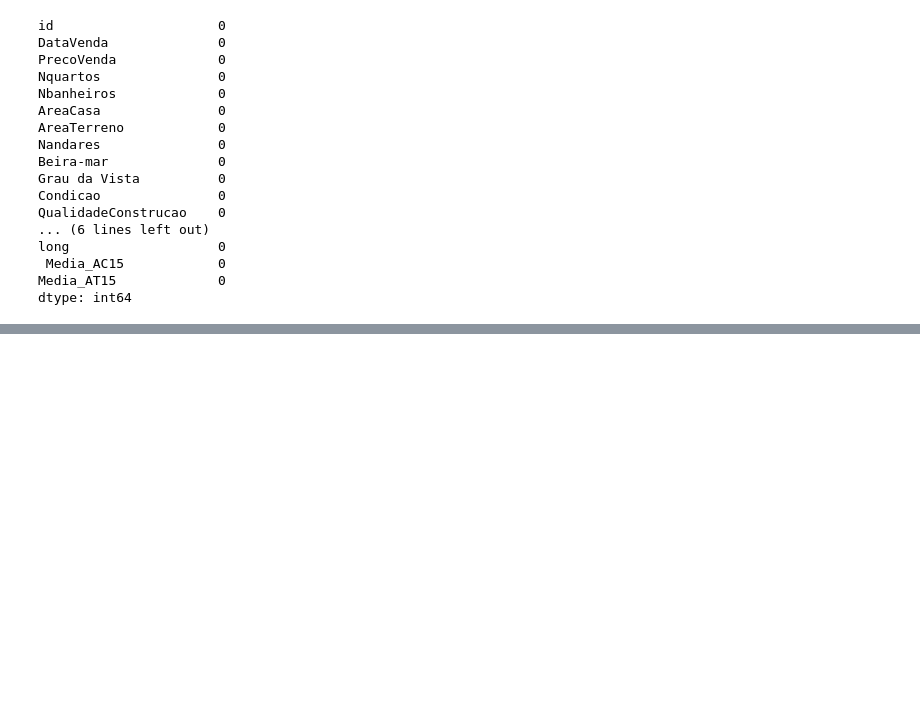
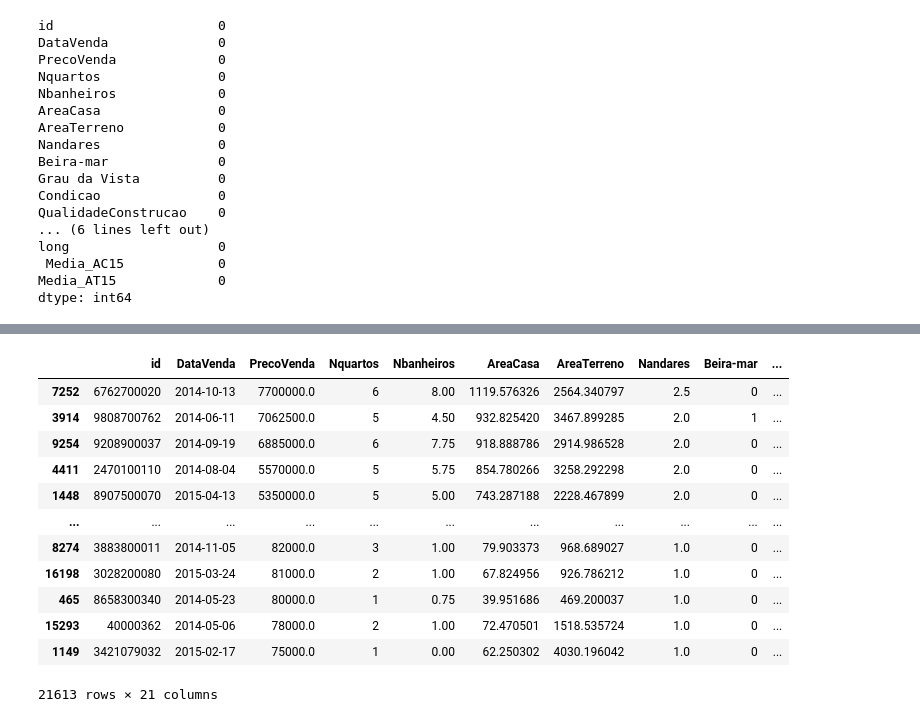
Before and after one commit to lorenagueddes/MiniProjeto_Roof.Imoveis, a Jupyter notebook: MiniProjetoDNC1.ipynb, the cells around one changed output, grey strips where cells are left out. Saved outputs shown, nothing was run; the diff lists cells and outputs as text; code cells hidden in the pictures; blank space fills up the shorter version.

```diff
--- a/MiniProjetoDNC1.ipynb
+++ b/MiniProjetoDNC1.ipynb
@@ -154,3 +197,19 @@ df[['PrecoVenda', 'QualidadeConstrucao', 'Condicao']]
 # %%
 #Convertendo os dados da coluna 'Data da Venda' em data
 #limpando os dados da coluna
+df['DataVenda']= pd.to_datetime(df['DataVenda'])
+df
+# %% [output]
+|  | id | DataVenda | PrecoVenda | Nquartos | Nbanheiros | AreaCasa | AreaTerreno | Nandares | Beira-mar | ... |
+| 7252 | 6762700020 | 2014-10-13 | 7700000.0 | 6 | 8.00 | 1119.576326 | 2564.340797 | 2.5 | 0 | ... |
+| 3914 | 9808700762 | 2014-06-11 | 7062500.0 | 5 | 4.50 | 932.825420 | 3467.899285 | 2.0 | 1 | ... |
+| 9254 | 9208900037 | 2014-09-19 | 6885000.0 | 6 | 7.75 | 918.888786 | 2914.986528 | 2.0 | 0 | ... |
+| 4411 | 2470100110 | 2014-08-04 | 5570000.0 | 5 | 5.75 | 854.780266 | 3258.292298 | 2.0 | 0 | ... |
+| 1448 | 8907500070 | 2015-04-13 | 5350000.0 | 5 | 5.00 | 743.287188 | 2228.467899 | 2.0 | 0 | ... |
+| ... | ... | ... | ... | ... | ... | ... | ... | ... | ... | ... |
+| 8274 | 3883800011 | 2014-11-05 | 82000.0 | 3 | 1.00 | 79.903373 | 968.689027 | 1.0 | 0 | ... |
+| 16198 | 3028200080 | 2015-03-24 | 81000.0 | 2 | 1.00 | 67.824956 | 926.786212 | 1.0 | 0 | ... |
+| 465 | 8658300340 | 2014-05-23 | 80000.0 | 1 | 0.75 | 39.951686 | 469.200037 | 1.0 | 0 | ... |
+| 15293 | 40000362 | 2014-05-06 | 78000.0 | 2 | 1.00 | 72.470501 | 1518.535724 | 1.0 | 0 | ... |
+| 1149 | 3421079032 | 2015-02-17 | 75000.0 | 1 | 0.00 | 62.250302 | 4030.196042 | 1.0 | 0 | ... |
+21613 rows × 21 columns
```
Also changed, not shown: parts of 9 cells of this notebook.
